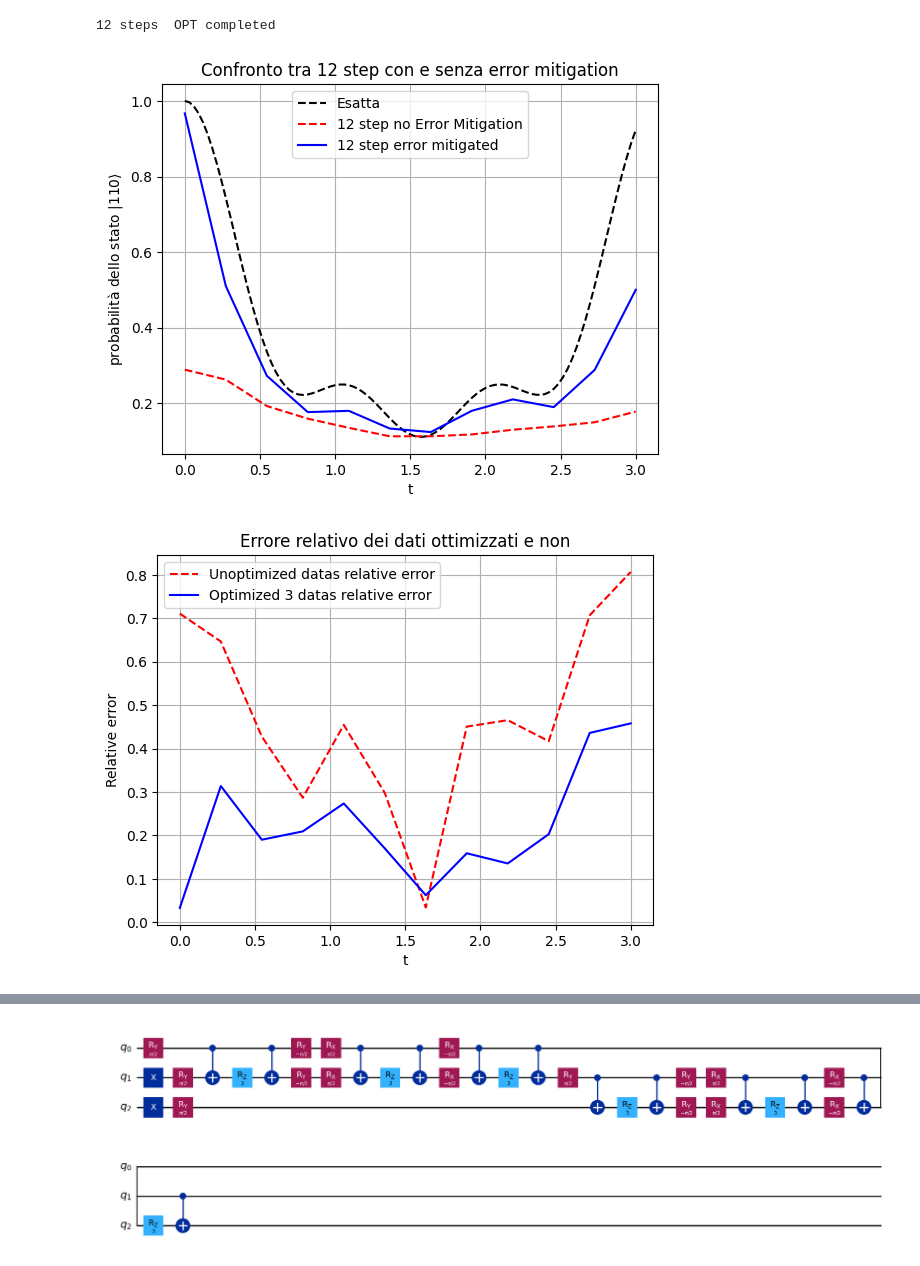
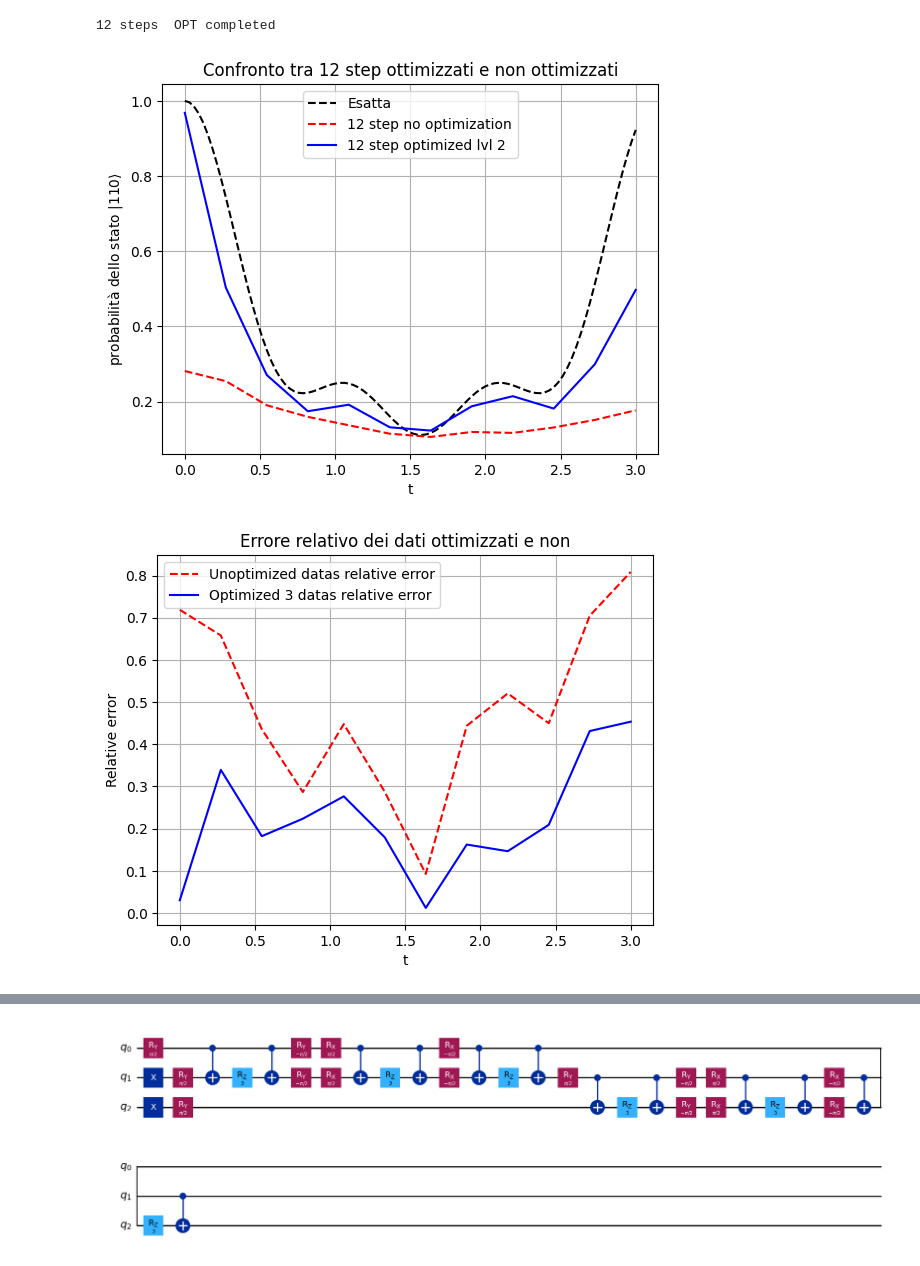
Before and after one commit to qismib/TETrIs, a Jupyter notebook: notebooks/error_mitigation/Optimization.ipynb, the cells around one changed output, grey strips where cells are left out. Drawn from its saved outputs; the diff is of its cells as text; code cells hidden in the pictures.

```diff
--- a/notebooks/error_mitigation/Optimization.ipynb
+++ b/notebooks/error_mitigation/Optimization.ipynb
@@ -151,7 +151,7 @@ print("12 steps NO Optimization completed")
 # %%
 #facciamo andare il circuito con 12 trotter step con ottimizzazione
 
-pm3 = generate_preset_pass_manager(optimization_level=3, backend=fake_backend)
+pm3 = generate_preset_pass_manager(optimization_level=2, backend=fake_backend)
 probs_OPT3 = []
 probs_OPT_error3 = []
 
@@ -182,17 +182,17 @@ print("12 steps  OPT completed")
 12 steps  OPT completed
 # %%
 plt.plot(et_ts, probs_110,linestyle="dashed",color="black",label="Esatta")
-plt.plot(ts, probs_unopt,color="red",linestyle="dashed",label="12 step no Error Mitigation")
-plt.plot(ts, probs_OPT3,color="blue",label="12 step error mitigated")
+plt.plot(ts, probs_unopt,color="red",linestyle="dashed",label="12 step no optimization")
+plt.plot(ts, probs_OPT3,color="blue",label="12 step optimized lvl 2")
 plt.xlabel('t')
 plt.ylabel(r'probabilità dello stato $|110\rangle$')
-plt.title(r'Confronto tra 12 step con e senza error mitigation')
+plt.title(r'Confronto tra 12 step ottimizzati e non ottimizzati')
 plt.legend()
 plt.grid()
 plt.savefig('../../png/error_mitigation/Error_mitigation.png')
 plt.show()
 # %% [output]
-[figure, old version]
+[figure, new version]
 # %%
 plt.plot(ts, probs_unopt_error,color="red",linestyle="dashed",label="Unoptimized datas relative error")
 plt.plot(ts, probs_OPT_error3,color="blue",label="Optimized 3 datas relative error")
@@ -204,7 +204,7 @@ plt.grid()
 plt.savefig('../../png/error_mitigation/Relative_error.png')
 plt.show()
 # %% [output]
-[figure, old version]
+[figure, new version]
 # %%
 
 pm1 = generate_preset_pass_manager(optimization_level=1, backend=fake_backend)
```
Also changed, not shown: parts of 2 cells of this notebook, 13 other files.
